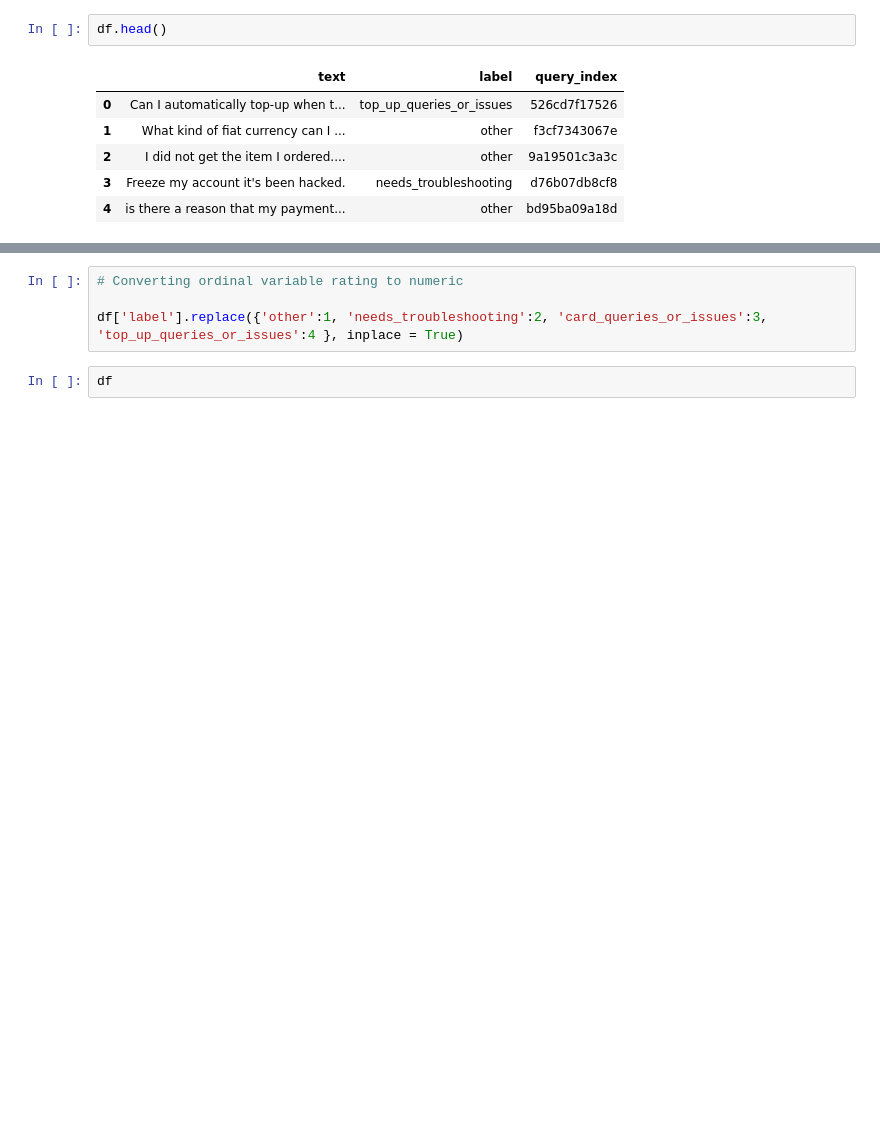
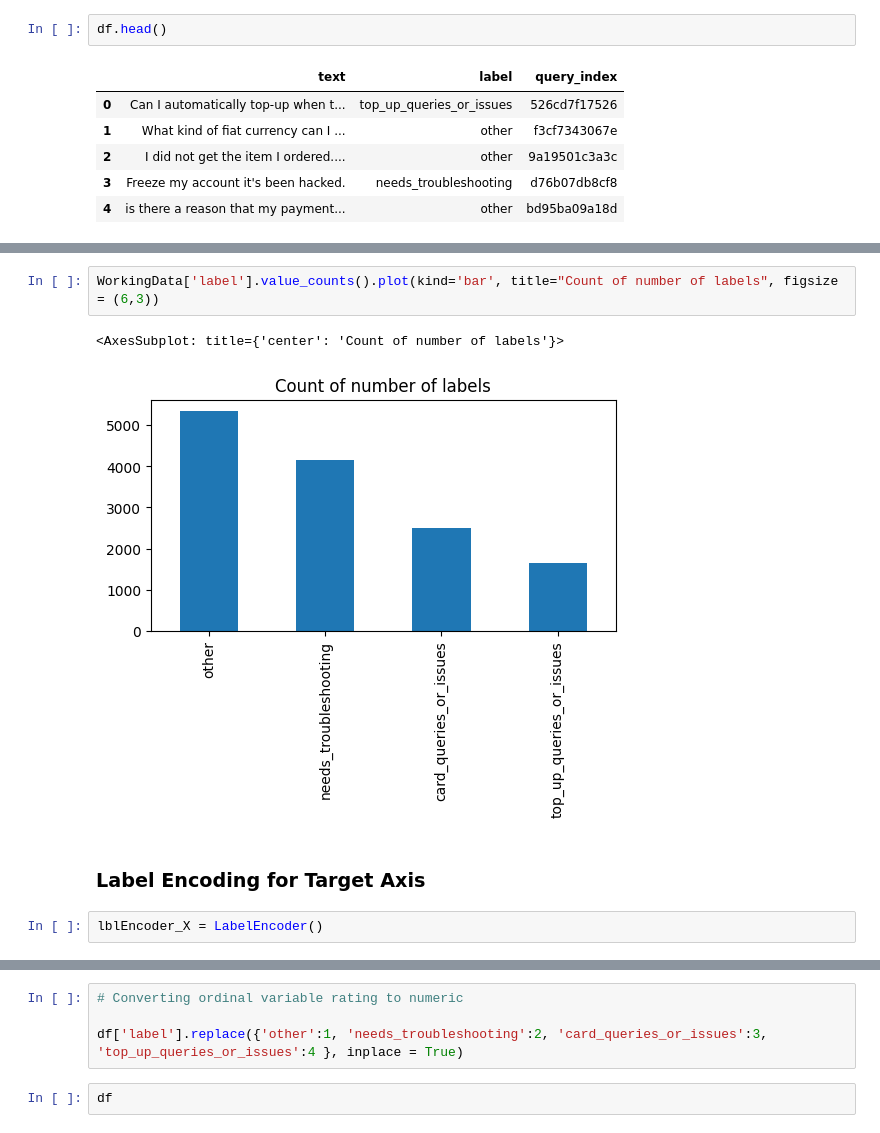
Before and after one commit to sabboshachi/my_Projects, a Jupyter notebook: Machine Learning Projects/01. Predicting the Topic of Customers’ Banking Questions/Code/Main.ipynb, the cells around one changed output, grey strips where cells are left out. Saved outputs shown, nothing was run; the diff lists cells and outputs as text; blank space fills up the shorter version.

```diff
--- a/Machine Learning Projects/01. Predicting the Topic of Customers’ Banking Questions/Code/Main.ipynb
+++ b/Machine Learning Projects/01. Predicting the Topic of Customers’ Banking Questions/Code/Main.ipynb
@@ -25 +145,10 @@ df = df.fillna('other')
+# %%
+WorkingData['label'].value_counts().plot(kind='bar', title="Count of number of labels", figsize = (6,3))
+# %% [output]
+<AxesSubplot: title={'center': 'Count of number of labels'}>
+[figure, added]
+# %% [markdown]
+### Label Encoding for Target Axis
+# %%
+lblEncoder_X = LabelEncoder()
 # %%
```
Also changed, not shown: parts of 30 cells of this notebook, 2 other files.
